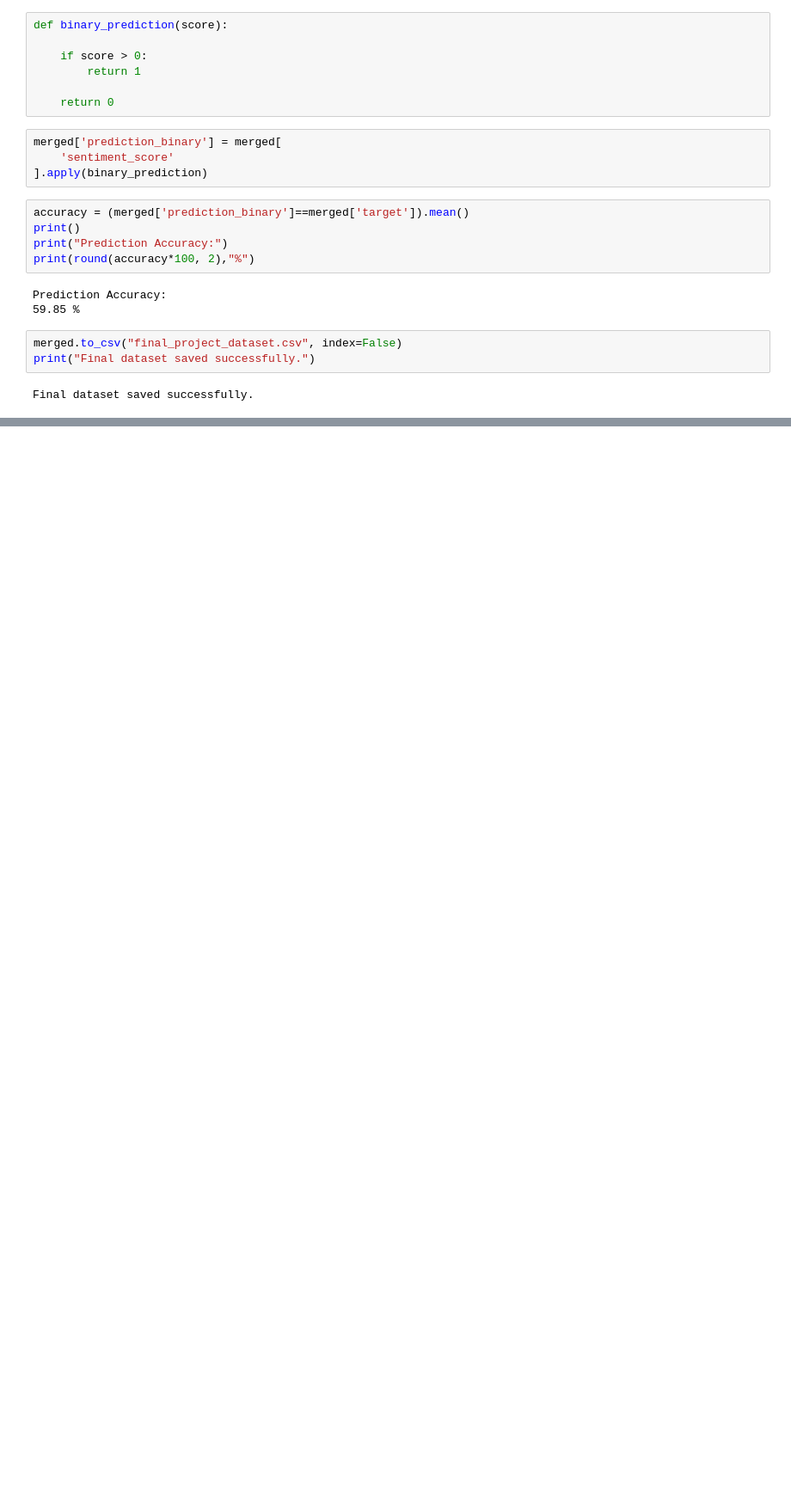
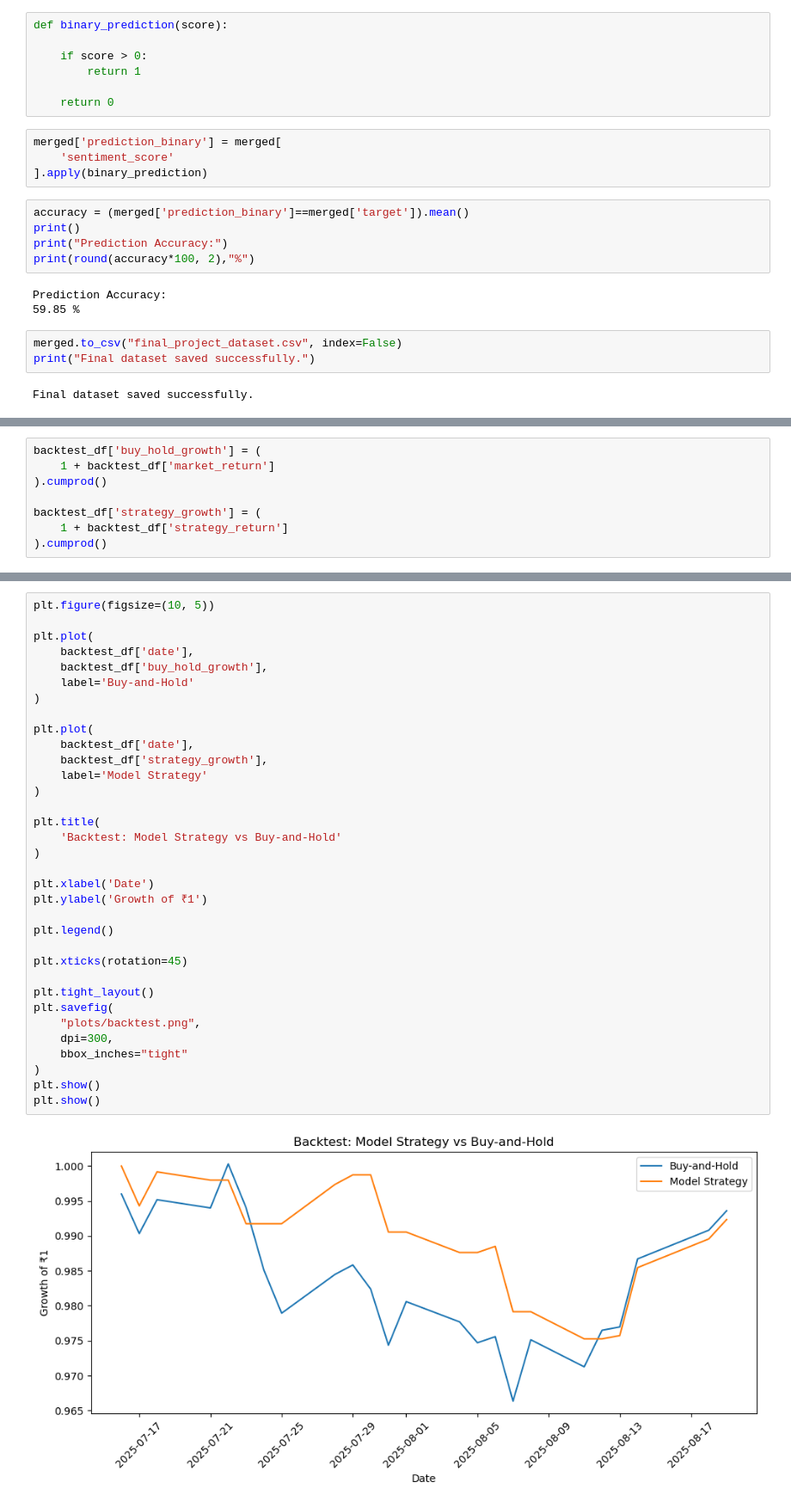
Before and after one commit to Arka-Deep/Financial-News-Sentiment-Analysis---KElective-Assignment, a Jupyter notebook: 01_analysis.ipynb, the cells around one changed output, grey strips where cells are left out. Shown at 86% size. Cells and saved outputs as stored; diff of their text form; blank space fills up the shorter version.

```diff
--- a/01_analysis.ipynb
+++ b/01_analysis.ipynb
@@ -699,0 +1559,8 @@ Final dataset saved successfully.
+# %%
+backtest_df['buy_hold_growth'] = (
+    1 + backtest_df['market_return']
+).cumprod()
+
+backtest_df['strategy_growth'] = (
+    1 + backtest_df['strategy_return']
+).cumprod()
@@ -699,0 +1592,36 @@ Final dataset saved successfully.
+# %%
+plt.figure(figsize=(10, 5))
+
+plt.plot(
+    backtest_df['date'],
+    backtest_df['buy_hold_growth'],
+    label='Buy-and-Hold'
+)
+
+plt.plot(
+    backtest_df['date'],
+    backtest_df['strategy_growth'],
+    label='Model Strategy'
+)
+
+plt.title(
+    'Backtest: Model Strategy vs Buy-and-Hold'
+)
+
+plt.xlabel('Date')
+plt.ylabel('Growth of ₹1')
+
+plt.legend()
+
+plt.xticks(rotation=45)
+
+plt.tight_layout()
+plt.savefig(
+    "plots/backtest.png",
+    dpi=300,
+    bbox_inches="tight"
+)
+plt.show()
+plt.show()
+# %% [output]
+[figure, added]
```
Also changed, not shown: parts of 50 cells of this notebook.
